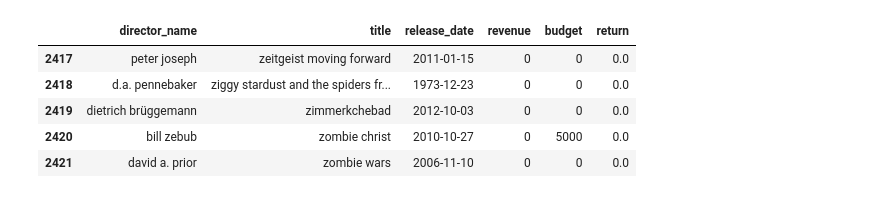
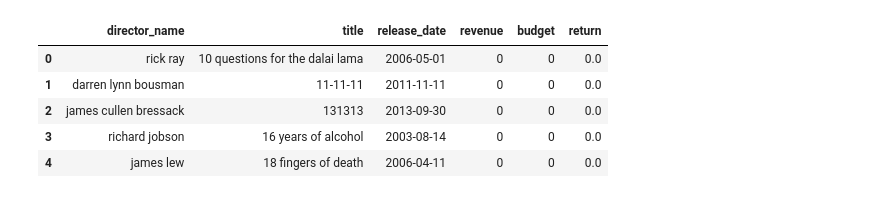
Before and after one commit to Melbutus/ProyectoML, a Jupyter notebook: Reports/EDA.ipynb, the cells around one changed output. Drawn from its saved outputs; the diff is of its cells as text; code cells hidden in the pictures.

```diff
--- a/Reports/EDA.ipynb
+++ b/Reports/EDA.ipynb
@@ -188,13 +246,13 @@ df_actor.tail(5) # para automatizar el proceso elaboramos ddatasets específicos
 # %%
 df_director = pd.read_parquet(r'..\Datasets\director_dataset.parquet')
-df_director.tail(5)
+df_director.head(5)
 # %% [output]
 |  | director_name | title | release_date | revenue | budget | return |
-| 2417 | peter joseph | zeitgeist moving forward | 2011-01-15 | 0 | 0 | 0.0 |
-| 2418 | d.a. pennebaker | ziggy stardust and the spiders fr... | 1973-12-23 | 0 | 0 | 0.0 |
-| 2419 | dietrich brüggemann | zimmerkchebad | 2012-10-03 | 0 | 0 | 0.0 |
-| 2420 | bill zebub | zombie christ | 2010-10-27 | 0 | 5000 | 0.0 |
-| 2421 | david a. prior | zombie wars | 2006-11-10 | 0 | 0 | 0.0 |
+| 0 | rick ray | 10 questions for the dalai lama | 2006-05-01 | 0 | 0 | 0.0 |
+| 1 | darren lynn bousman | 11-11-11 | 2011-11-11 | 0 | 0 | 0.0 |
+| 2 | james cullen bressack | 131313 | 2013-09-30 | 0 | 0 | 0.0 |
+| 3 | richard jobson | 16 years of alcohol | 2003-08-14 | 0 | 0 | 0.0 |
+| 4 | james lew | 18 fingers of death | 2006-04-11 | 0 | 0 | 0.0 |
 # %%
 df_filmaciones = pd.read_parquet(r'..\Datasets\filmaciones.parquet')
 df_filmaciones.tail(5)
```
Also changed, not shown: parts of 27 cells of this notebook, 12 other files.
